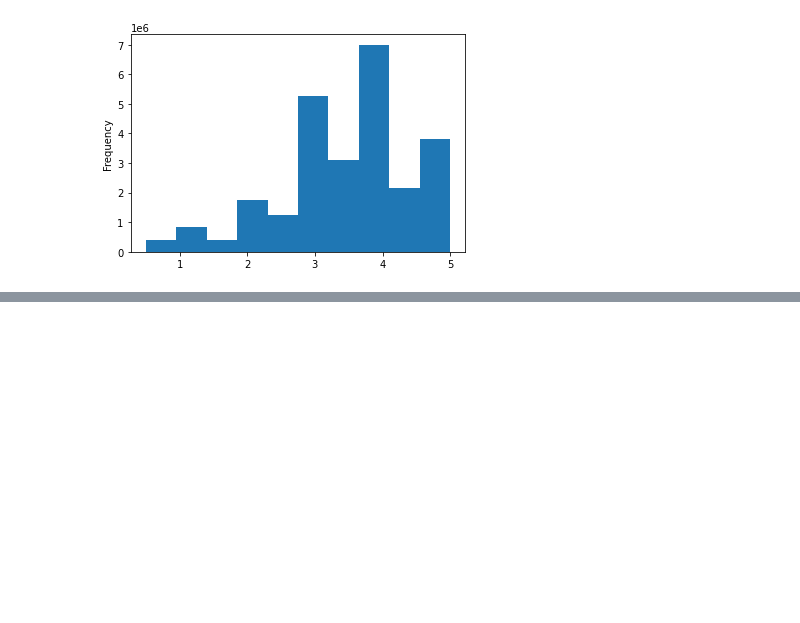
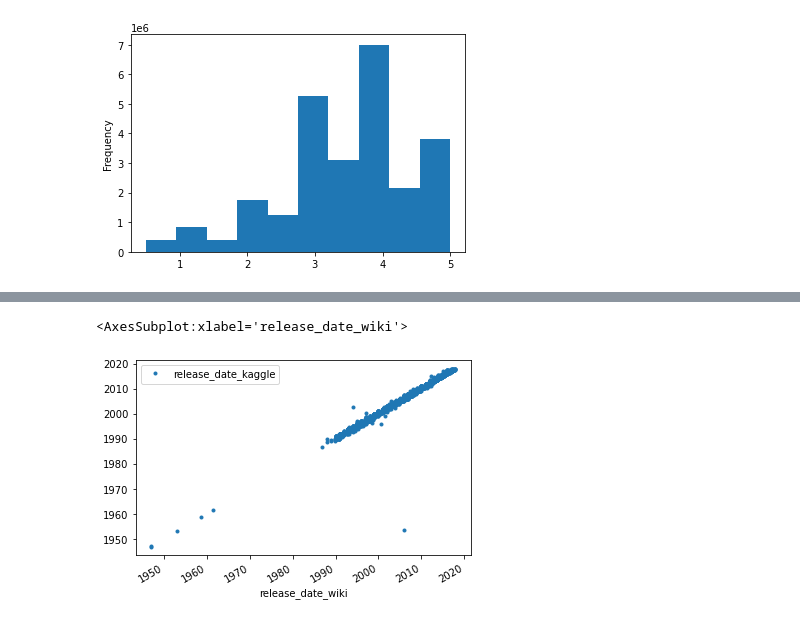
Before and after one commit to Redheadedmath/Movies-ETL, a Jupyter notebook: ETL_practice.ipynb, the cells around one changed output, grey strips where cells are left out. Saved outputs shown, nothing was run; the diff lists cells and outputs as text; code cells hidden in the pictures; blank space fills up the shorter version.

```diff
--- a/ETL_practice.ipynb
+++ b/ETL_practice.ipynb
@@ -579,0 +670,6 @@ Name: rating, dtype: float64
+# %%
+movies_df[['release_date_wiki','release_date_kaggle']].plot(x='release_date_wiki',
+                                                            y='release_date_kaggle', style='.')
+# %% [output]
+<AxesSubplot:xlabel='release_date_wiki'>
+[figure, added]
```
Also changed, not shown: parts of 26 cells of this notebook.
